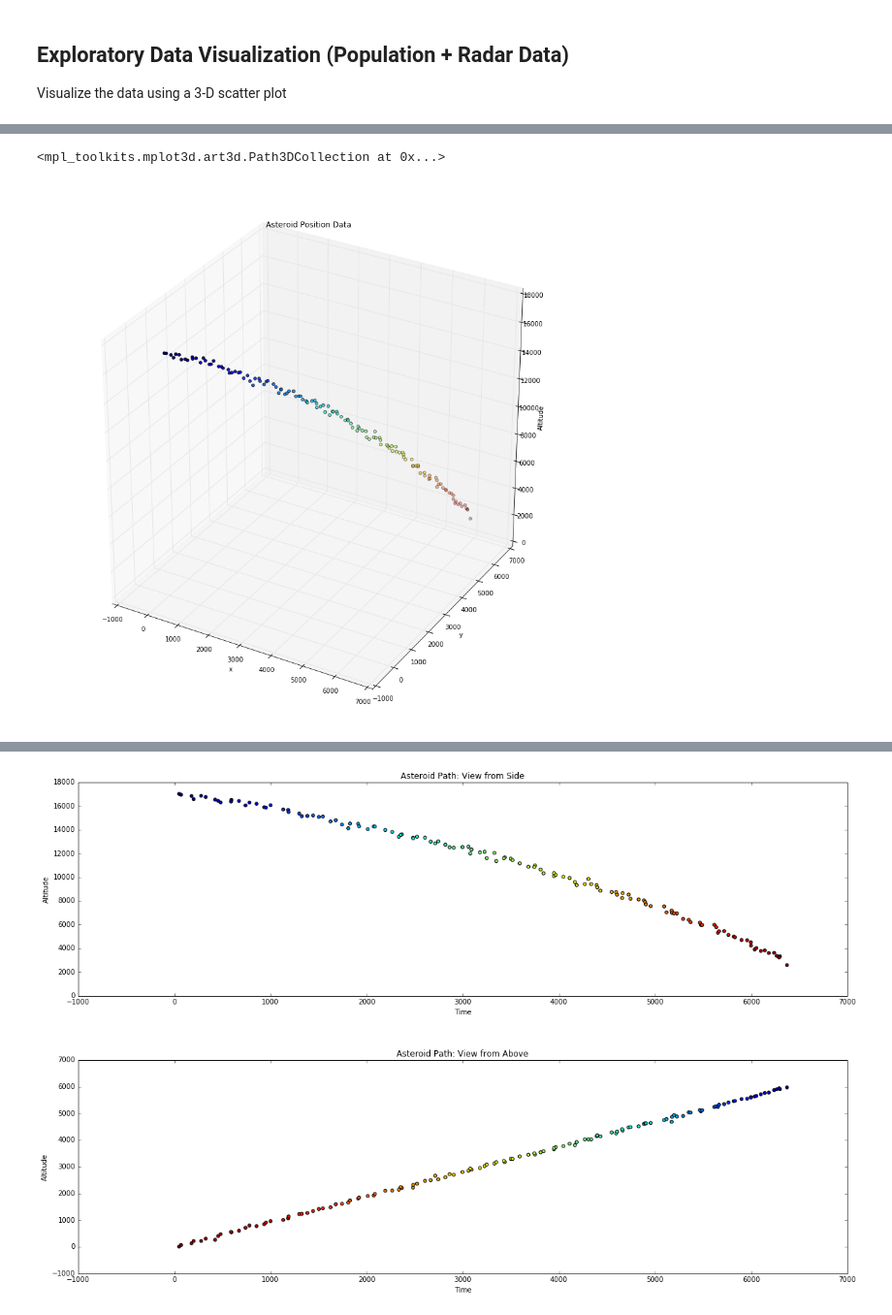
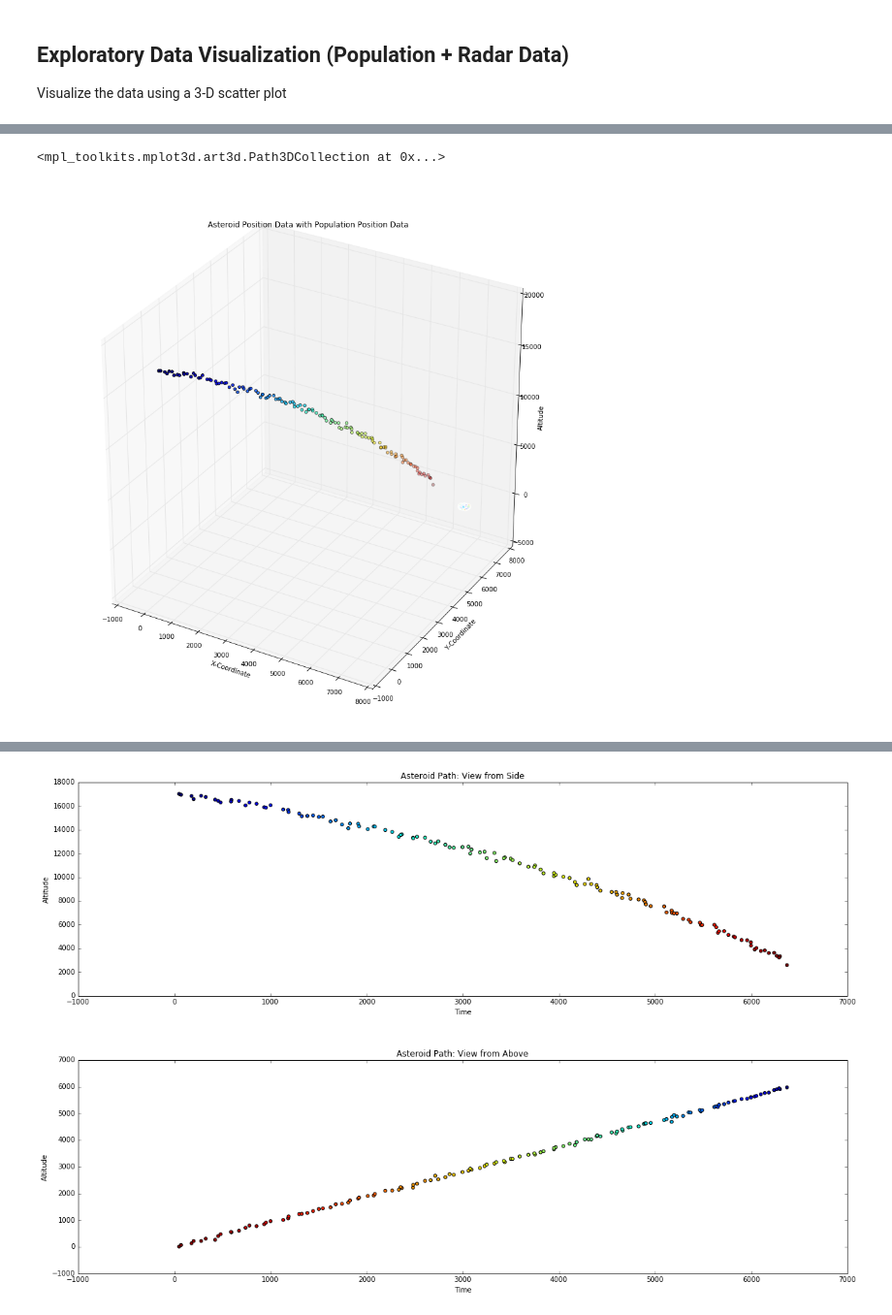
Before and after one commit to rickfarmer/harvard-cs-109a-data-science, a Jupyter notebook: Farmer_Rick_CS109A_Midterm.ipynb, the cells around one changed output, grey strips where cells are left out. Shown at 97% size. Drawn from its saved outputs; the diff is of its cells as text; code cells hidden in the pictures.

Commit message:
3d plot

```diff
--- a/Farmer_Rick_CS109A_Midterm.ipynb
+++ b/Farmer_Rick_CS109A_Midterm.ipynb
@@ -259,18 +298,23 @@ Visualize the data using a 3-D scatter plot
 # %%
-# Assign the coordinates for plotting
+# Assign the coordinates for plotting radar data
 time, x, y, z = radar_df['time'], radar_df['x'], radar_df['y'], radar_df['z']
+
+# Assign the residents in a geven area, and the coordinates for plotting
+residents, pop_x, pop_y =  pop_df['residents']**2, pop_df['x'], pop_df['y']
 
 # Create a new figure window to draw in, with a larger figure size to fill the space
 fig = plt.figure(figsize=(15, 15))
 
 ax = plt.axes(projection='3d')
-ax.set_title("Asteroid Position Data")
-ax.set_xlabel("x")
-ax.set_ylabel("y")
+ax.set_title("Asteroid Position Data with Population Position Data")
+ax.set_xlabel("X-Coordinate")
+ax.set_ylabel("Y-Coordinate")
 ax.set_zlabel("Altitude")
 
 color = x - y - z
+
+ax.scatter(pop_x, pop_y, 1, s=residents, c=residents, linewidths=2, edgecolor='w').set_alpha(0.75)
 ax.scatter(x, y, z, c=color)
 # %% [output]
 <mpl_toolkits.mplot3d.art3d.Path3DCollection at 0x...>
-[figure, old version]
+[figure, new version]
```
Also changed, not shown: parts of 5 cells of this notebook, 1 other file.
